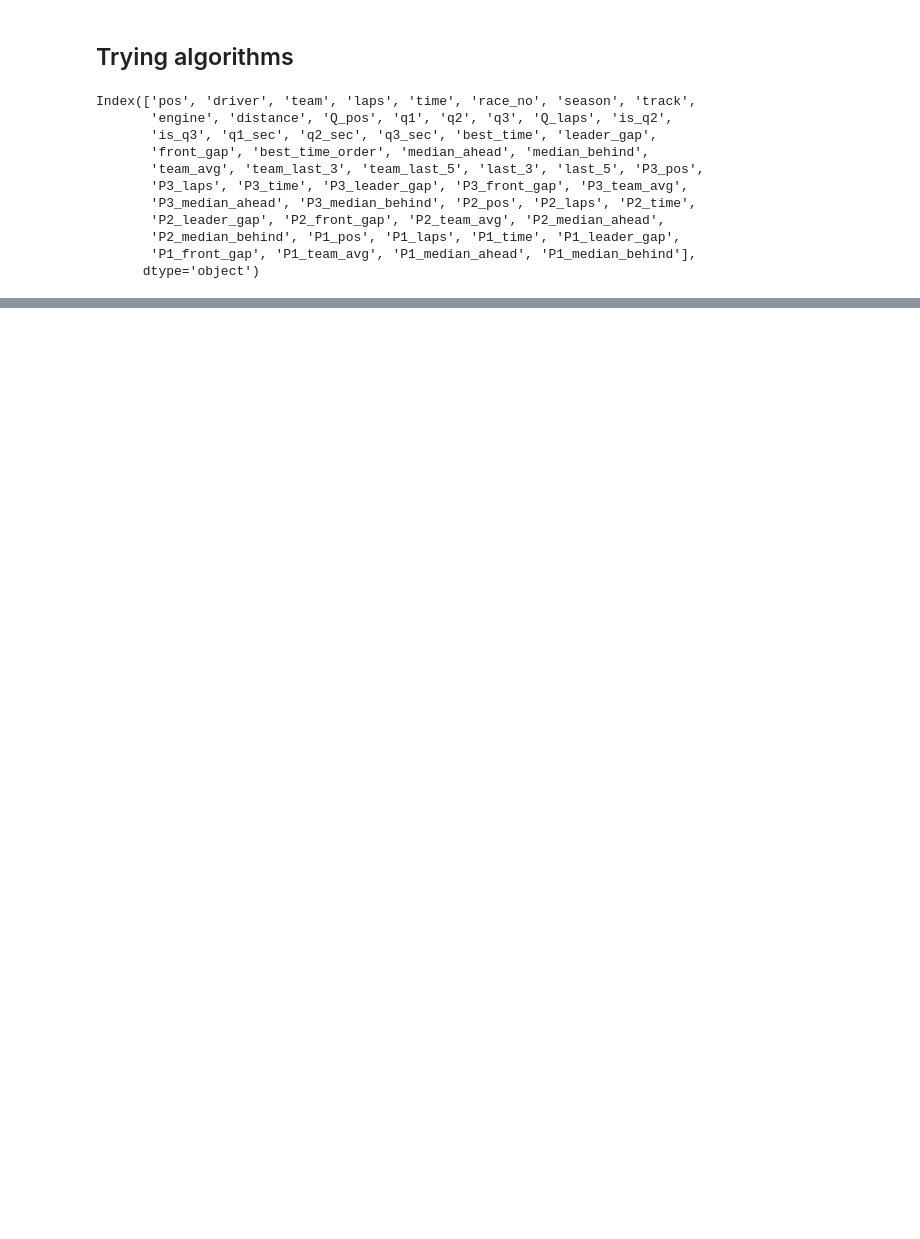
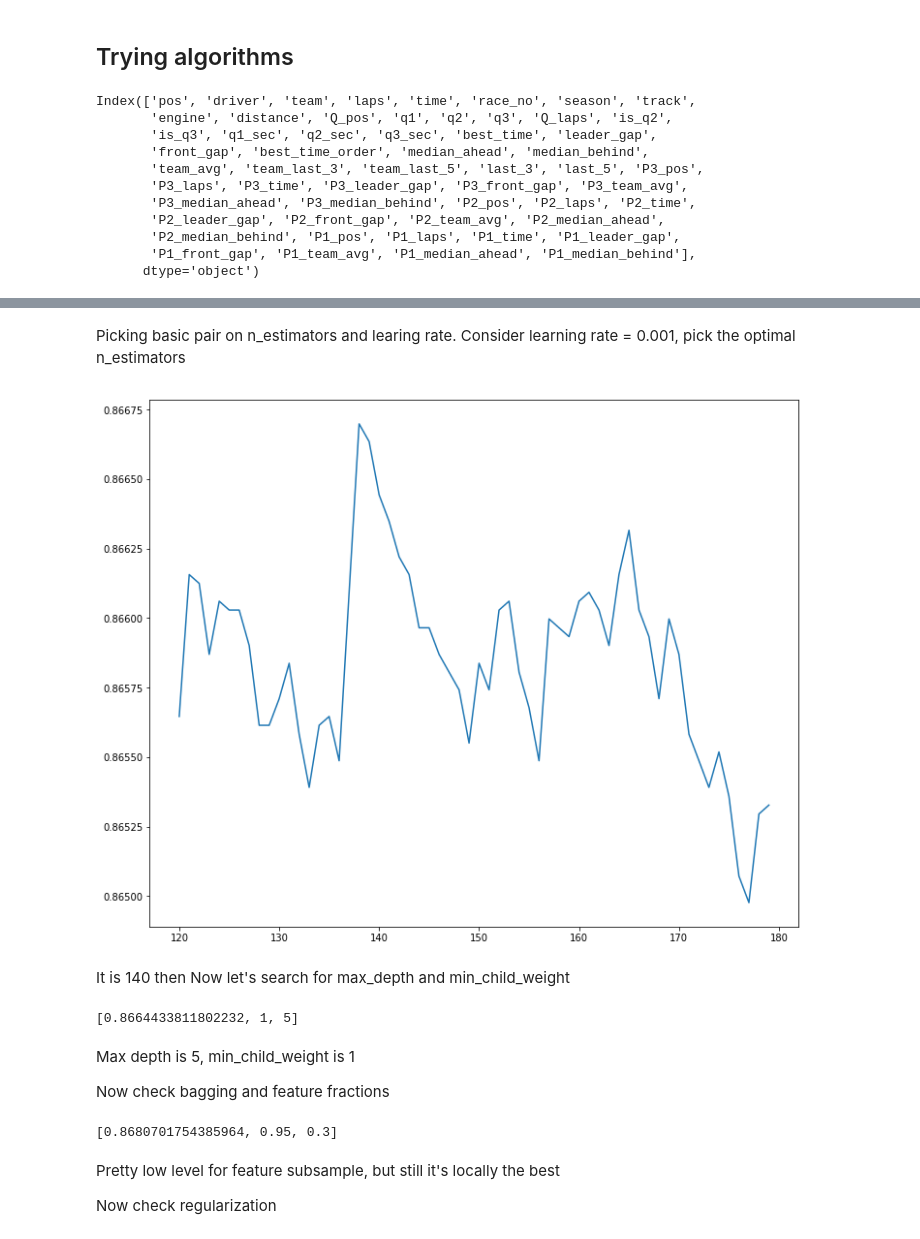
Before and after one commit to ruzarx/MLPr, a Jupyter notebook: F1/F1_basic.ipynb, the cells around one changed output, grey strips where cells are left out. Cells and saved outputs as stored; diff of their text form; code cells hidden in the pictures; blank space fills up the shorter version.

```diff
--- a/F1/F1_basic.ipynb
+++ b/F1/F1_basic.ipynb
@@ -1074,0 +1615,22 @@ plt.show()
+# %%
+# Calculating driver fail rate
+
+pilot_fails = {}
+for driver in data['driver'].unique():
+    pilot_fails[driver] = 1 - data[(data['driver'] == driver) & (data['distance'] < 1)]['pos'].count() / data[data['driver'] == driver]['pos'].count()
+
+# Calculating track fail rate
+
+track_fails = {}
+for track in data['track'].unique():
+    track_fails[track] = 1 - data[(data['track'] == track) & (data['distance'] < 1)]['pos'].count() / data[data['track'] == track]['pos'].count()
+
+# Calculating car fail rate
+
+car_fails = {}
+for team in data['team'].unique():
+    car_fails[team] = 1 - data[(data['team'] == team) & (data['distance'] < 1)]['pos'].count() / data[data['team'] == team]['pos'].count()
+
+data['driver_fail'] = data['driver'].map(pilot_fails)
+data['car_fail'] = data['team'].map(car_fails)
+data['track_fail'] = data['track'].map(track_fails)
@@ -1074,0 +1772,2 @@ plt.show()
+# %%
+x_train, x_test, y_train, y_test = train_test_split(final_data, final_target, test_size = 0.2, stratify = final_target)
@@ -1074,0 +1776,5 @@ plt.show()
+# %%
+mode = ['regression', 'regression_l1', 'huber', 'fair', 'poisson', 'quantile', 'mape', 'gamma', 'tweedie', 'binary', 'xentropy', 'xentlambda']
+for mode in mode:
+    print(mode)
+    clf = modeller_gbm(x_train.drop('driver', axis = 1), y_train, mode)
@@ -1074,0 +1799,47 @@ plt.show()
+# %% [markdown]
+Picking basic pair on n_estimators and learing rate. Consider learning rate = 0.001, pick the optimal n_estimators
+# %%
+ns = [x for x in range(120, 180, 1)]
+scores = []
+for n in ns:
+    clf, score = modeller_gbm(x_train.drop('driver', axis = 1), y_train, n)
+    scores.append(score)
+
+fig = plt.figure(figsize = (12, 10))
+plt.plot(ns, scores)
+plt.show()
+# %% [output]
+[figure, added]
+# %% [markdown]
+It is 140 then
+Now let's search for max_depth and min_child_weight
+# %%
+depths = [x for x in range(2, 15)]
+child_weight = [x for x in range(1, 10)]
+scores = []
+for depth in depths:
+    for child in child_weight:
+        clf, score = modeller_gbm(x_train.drop('driver', axis = 1), y_train, depth, child)
+        scores.append([score, child, depth])
+max(scores)
+# %% [output]
+[0.8664433811802232, 1, 5]
+# %% [markdown]
+Max depth is 5, min_child_weight is 1
+
+Now check bagging and feature fractions
+# %%
+bags = [x / 100 for x in range(10, 100, 5)]
+feats = [x / 100 for x in range(10, 100, 5)]
+score = []
+for bag in bags:
+    for feature in feats:
+        clf, score = modeller_gbm(x_train.drop('driver', axis = 1), y_train, bag, feature)
+        scores.append([score, bag, feature])
+max(scores)
+# %% [output]
+[0.8680701754385964, 0.95, 0.3]
+# %% [markdown]
+Pretty low level for feature subsample, but still it's locally the best
+
+Now check regularization
```
Also changed, not shown: parts of 68 cells of this notebook.
